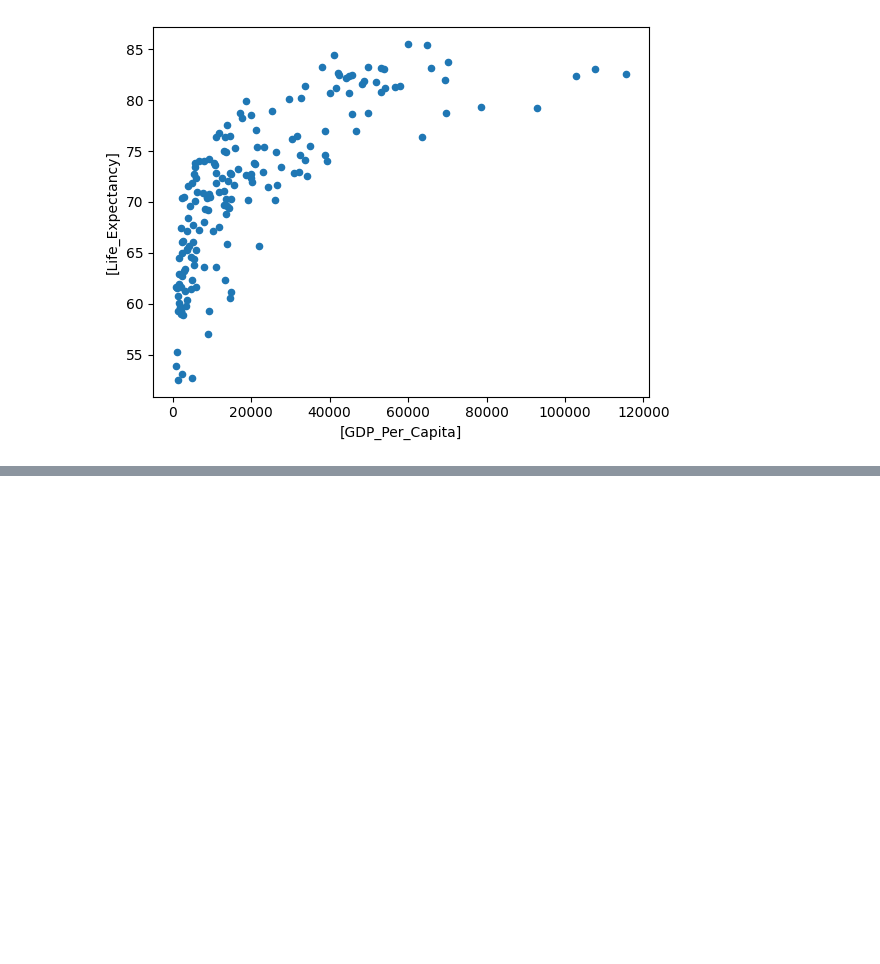
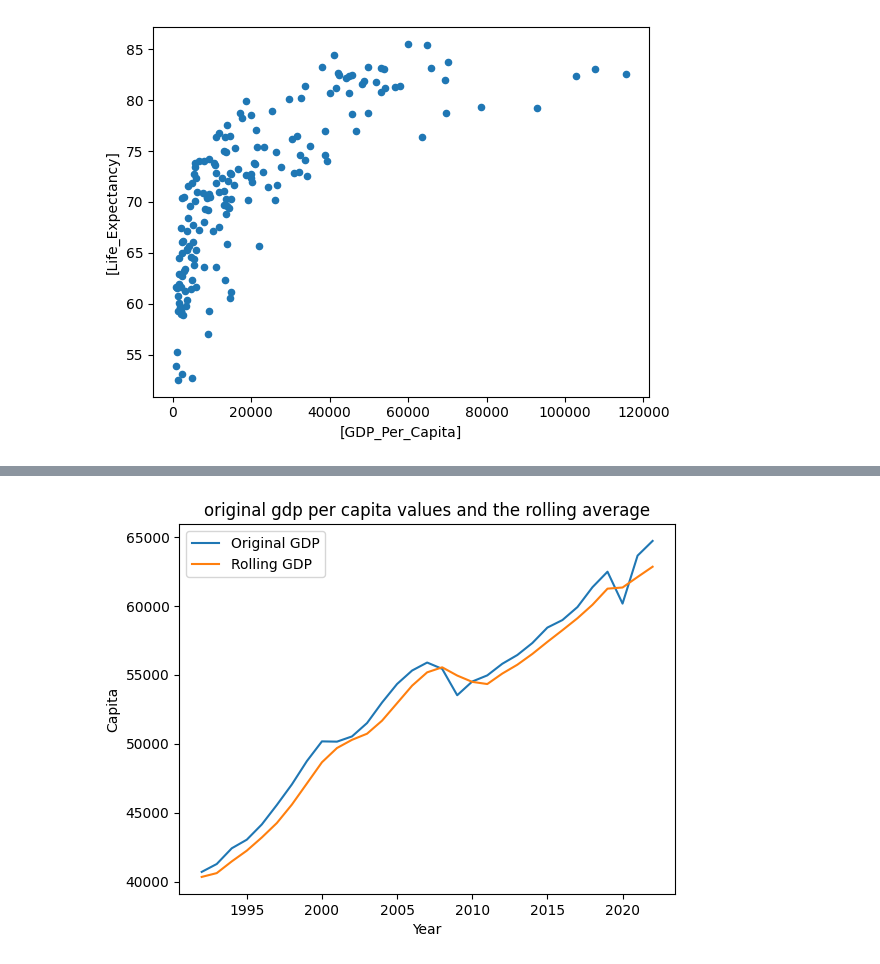
Before and after one commit to nss-data-science-cohort-8/un-exploration-ndpawar1981, a Jupyter notebook: Notebooks/UN_Data_Exploration.ipynb, the cells around one changed output, grey strips where cells are left out. Drawn from its saved outputs; the diff is of its cells as text; code cells hidden in the pictures; blank space fills up the shorter version.

```diff
--- a/Notebooks/UN_Data_Exploration.ipynb
+++ b/Notebooks/UN_Data_Exploration.ipynb
@@ -852,0 +927,9 @@ gdp_le
+# %%
+#filter US country and sort by year
+gdp_le_us = gdp_le.loc[gdp_le['Country'] == 'United States'].sort_values('Year')
+# %%
+#use of rolloin function to calculate 3 years moving average
+gdp_le_us['roling_3_year_gdp'] = gdp_le_us['GDP_Per_Capita'].rolling(window=3).mean()
+# %%
+#drop first couple rows that have NAN for rolling columns.
+gdp_le_us = gdp_le_us.dropna(axis = 0)
@@ -852,0 +956,10 @@ gdp_le
+# %%
+plt.plot(gdp_le_us['Year'], gdp_le_us['GDP_Per_Capita'], label='Original GDP')
+plt.plot(gdp_le_us['Year'], gdp_le_us['roling_3_year_gdp'], label='Rolling GDP')
+plt.legend()
+plt.xlabel('Year')
+plt.ylabel('Capita')
+plt.title('original gdp per capita values and the rolling average')
+plt.show()
+# %% [output]
+[figure, added]
```
Also changed, not shown: parts of 102 cells of this notebook.
